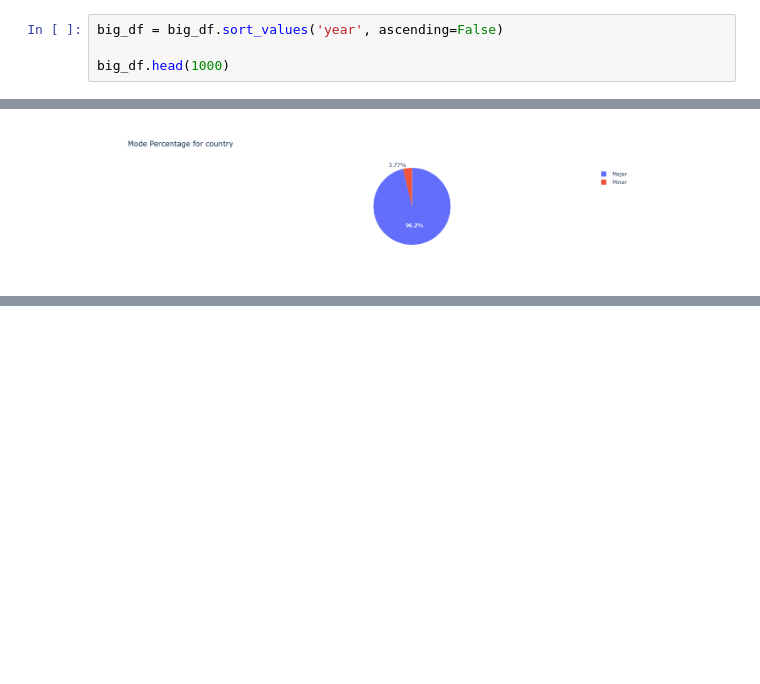
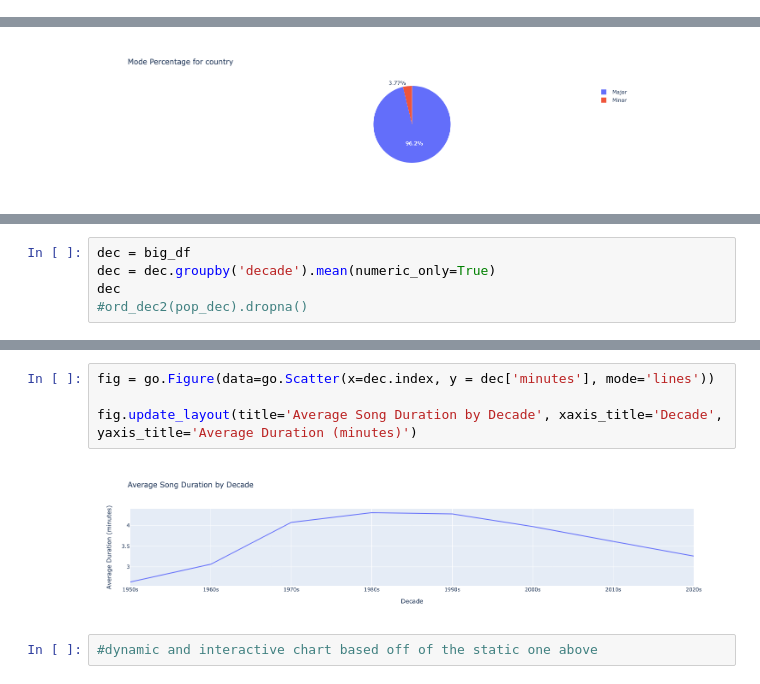
Before and after one commit to tmartabano/Project-for-Data-Munging, a Jupyter notebook: Final_Project_Data(new).ipynb, the cells around one changed output, grey strips where cells are left out. Cells and saved outputs as stored; diff of their text form; blank space fills up the shorter version.

```diff
--- a/Final_Project_Data(new).ipynb
+++ b/Final_Project_Data(new).ipynb
@@ -443,7 +435,3 @@ min_values
-# %%
-big_df = big_df.sort_values('year', ascending=False)
-
-big_df.head(1000)
 # %%
 #Next Section is examaining the modality
 # %%
@@ -553,0 +560,5 @@ Enter a music genre:  pop
+# %%
+dec = big_df
+dec = dec.groupby('decade').mean(numeric_only=True)
+dec
+#ord_dec2(pop_dec).dropna()
@@ -553,0 +576,8 @@ Enter a music genre:  pop
+# %%
+fig = go.Figure(data=go.Scatter(x=dec.index, y = dec['minutes'], mode='lines'))
+
+fig.update_layout(title='Average Song Duration by Decade', xaxis_title='Decade', yaxis_title='Average Duration (minutes)')
+# %% [output]
+[figure, added]
+# %%
+#dynamic and interactive chart based off of the static one above
```
Also changed, not shown: parts of 29 cells of this notebook.
